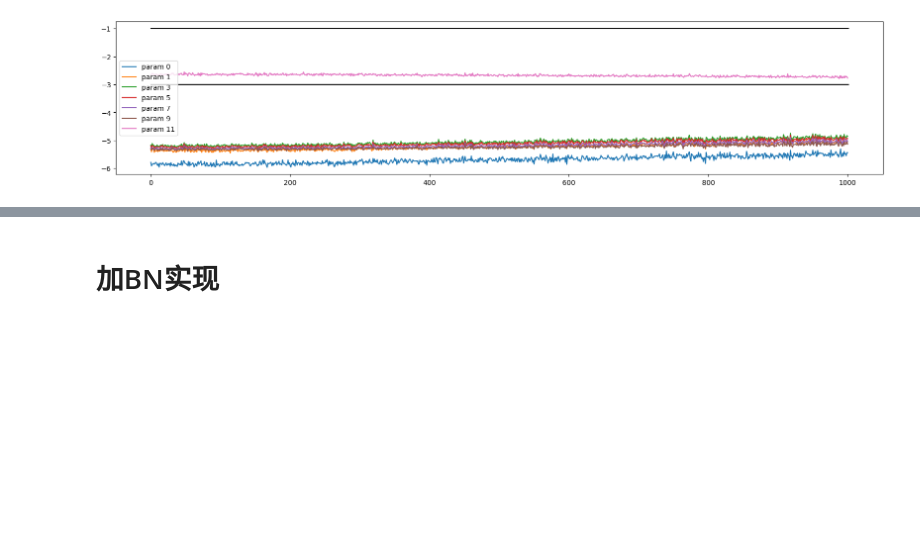
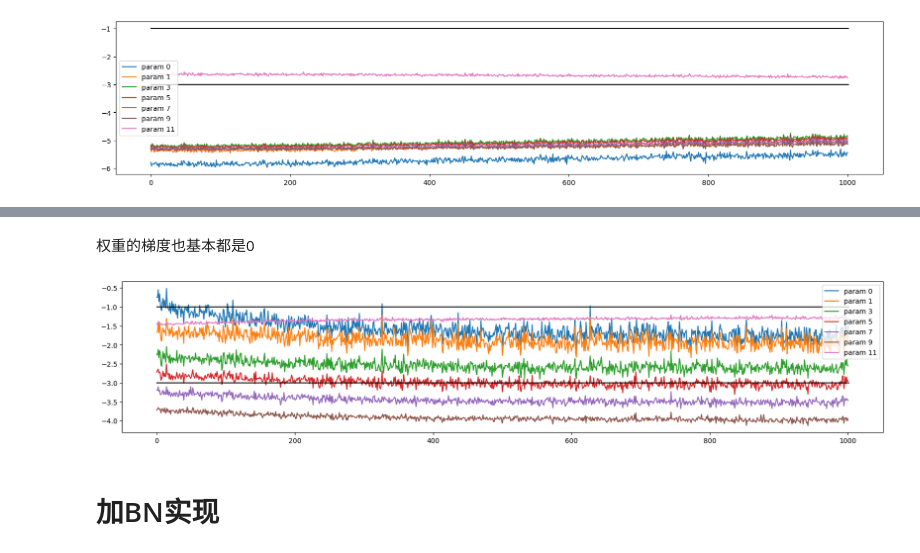
Before and after one commit to CastleDream/learnGPTfromScratch, a Jupyter notebook: code/4_MLP2_demo.ipynb, the cells around one changed output, grey strips where cells are left out. Saved outputs shown, nothing was run; the diff lists cells and outputs as text; code cells hidden in the pictures; blank space fills up the shorter version.

```diff
--- a/code/4_MLP2_demo.ipynb
+++ b/code/4_MLP2_demo.ipynb
@@ -624,3 +684,10 @@ plot_update_data_ratio(ud)
+# %% [markdown]
+权重的梯度也基本都是0
+# %%
+# 更新：值
+plot_update_data_ratio(ud)
+# %% [output]
+[figure, added]
 # %% [markdown]
 # 加BN实现
 # %% [markdown]
```
Also changed, not shown: parts of 8 cells of this notebook.
